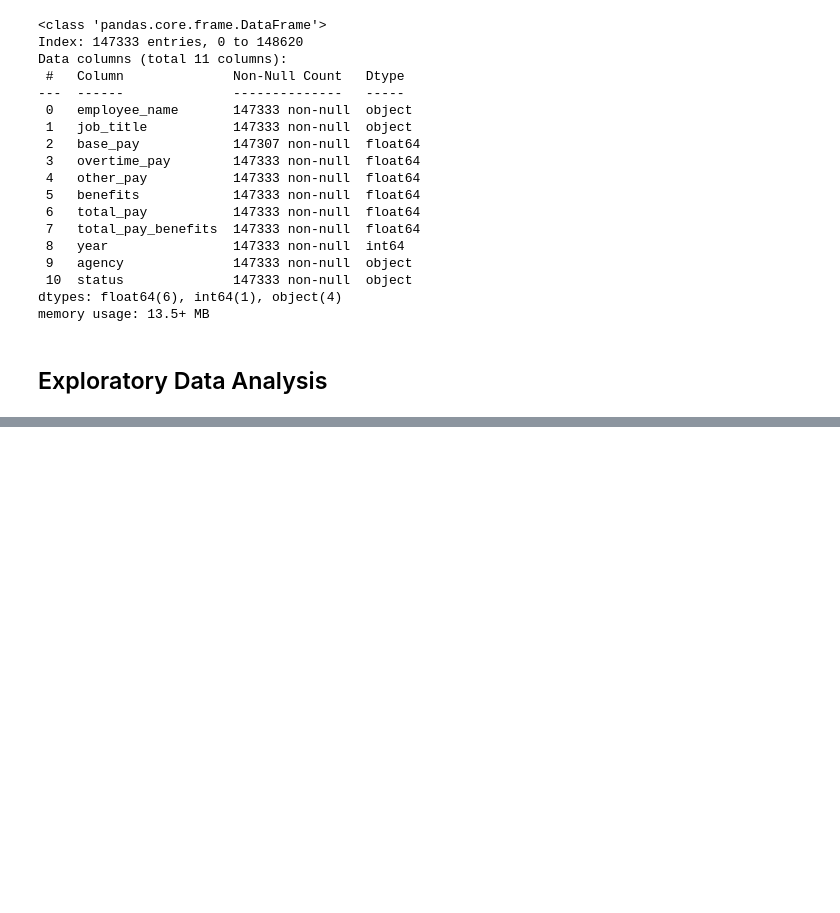
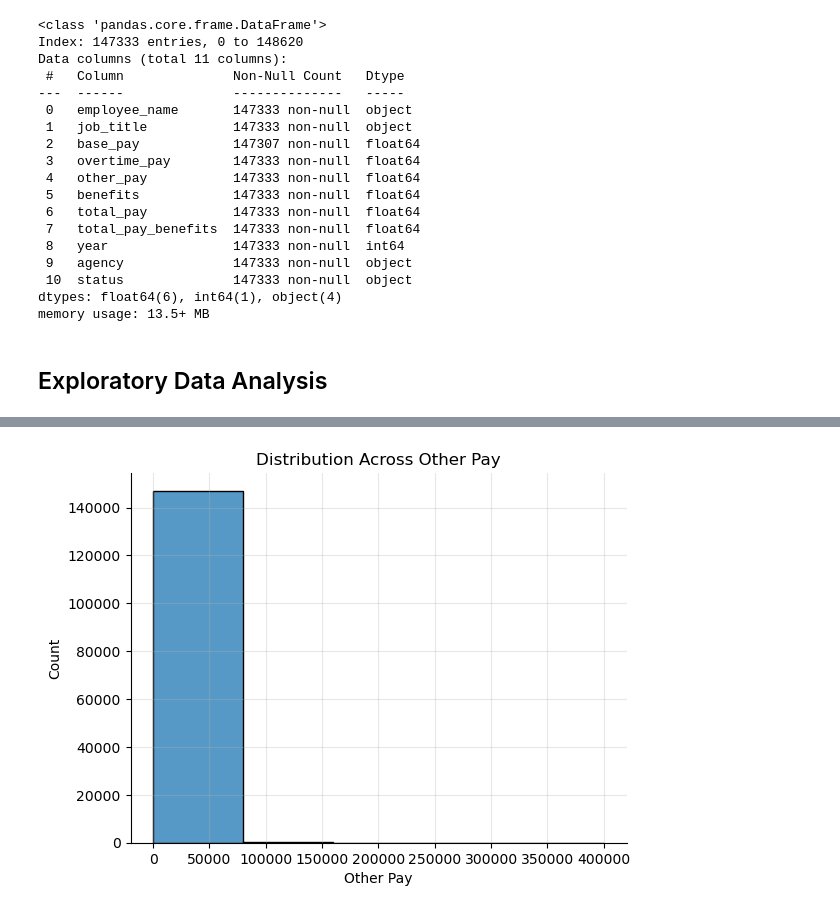
Before and after one commit to leiandrei/Salaries-Dataset-Cleaning-and-Aggregation, a Jupyter notebook: notebooks/analysis.ipynb, the cells around one changed output, grey strips where cells are left out. Cells and saved outputs as stored; diff of their text form; code cells hidden in the pictures; blank space fills up the shorter version.

```diff
--- a/notebooks/analysis.ipynb
+++ b/notebooks/analysis.ipynb
@@ -66,0 +93,10 @@ def piv_tables(df: pd.DataFrame, idx: List[str], cols: List[str], aggfunc: List[
+# %%
+# value distribution of other pay
+sns.histplot(data=df, x='other_pay', bins=5)
+plt.title("Distribution Across Other Pay")
+plt.ylabel("Count")
+plt.xlabel("Other Pay")
+plt.grid(True, alpha=0.3)
+sns.despine(top=True, right=True)
+# %% [output]
+[figure, added]
```
Also changed, not shown: parts of 12 cells of this notebook.
